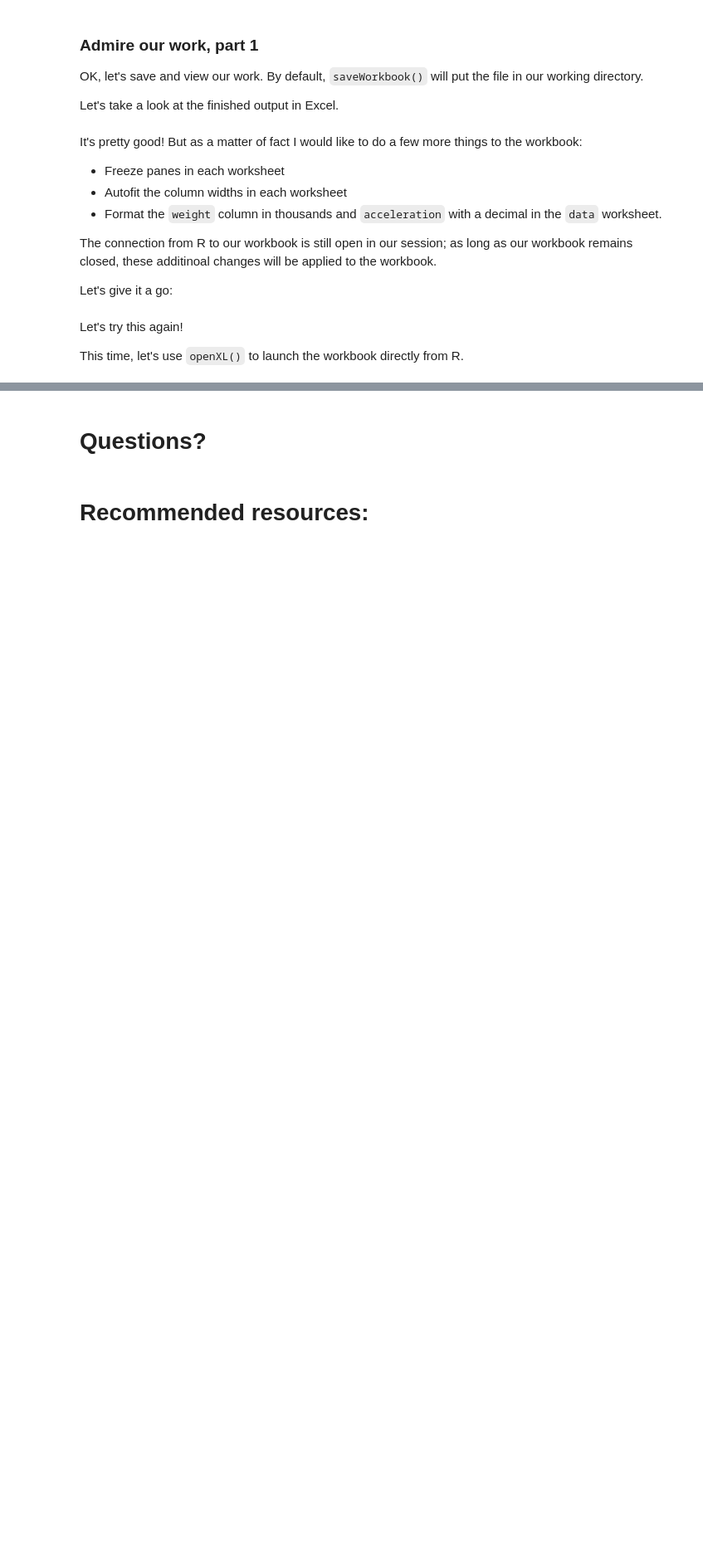
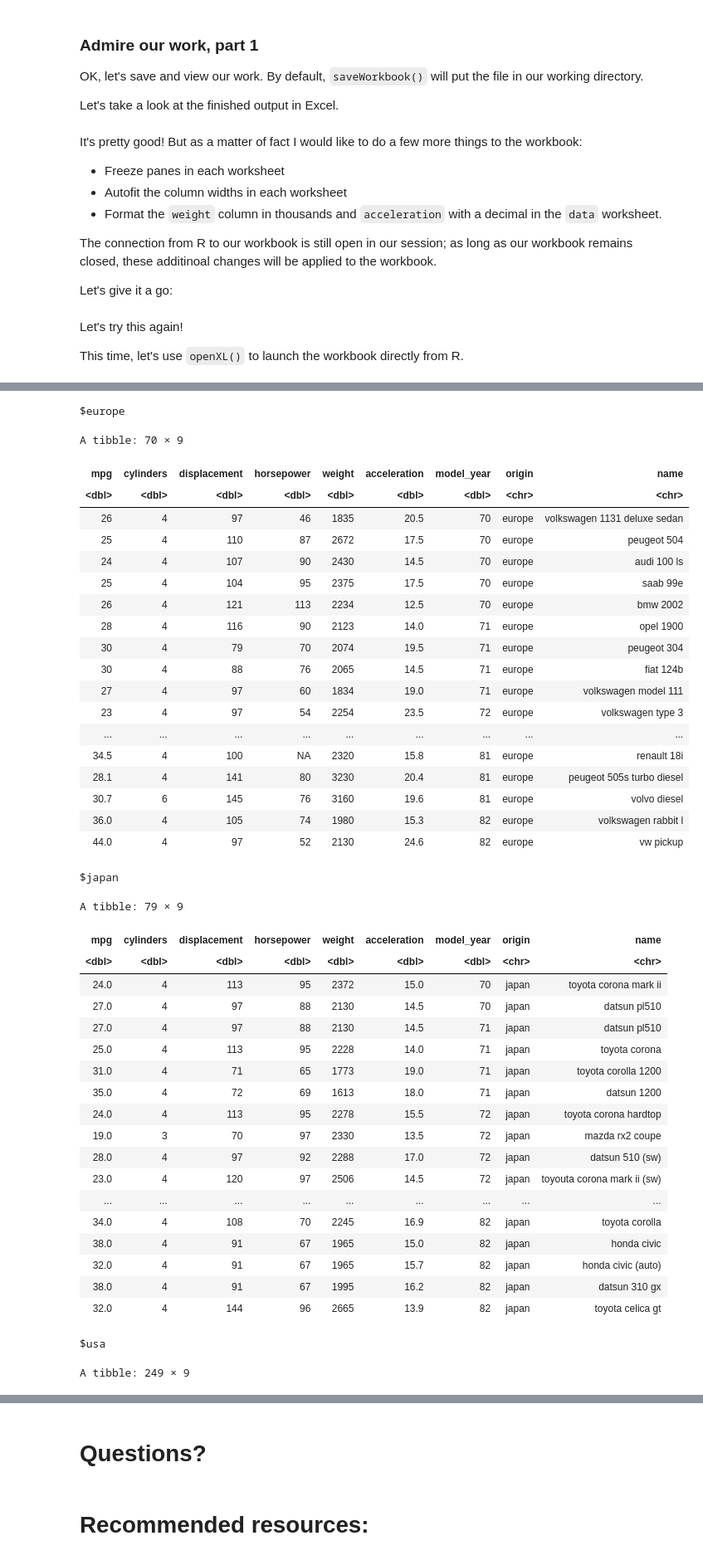
Before and after one commit to stringfestdata/satrday-r-powered-excel, a Jupyter notebook: satrday-columbus-r-powered-excel.ipynb, the cells around one changed output, grey strips where cells are left out. Shown at 83% size. Saved outputs shown, nothing was run; the diff lists cells and outputs as text; code cells hidden in the pictures; blank space fills up the shorter version.

```diff
--- a/satrday-columbus-r-powered-excel.ipynb
+++ b/satrday-columbus-r-powered-excel.ipynb
@@ -196,0 +201,46 @@ openXL(mpg_report)
+# %%
+mpg_list <- split(mpg, mpg$origin)
+mpg_list
+# %% [output]
+$europe
+A tibble: 70 × 9
+| mpg | cylinders | displacement | horsepower | weight | acceleration | model_year | origin | name |
+| <dbl> | <dbl> | <dbl> | <dbl> | <dbl> | <dbl> | <dbl> | <chr> | <chr> |
+| 26 | 4 | 97 | 46 | 1835 | 20.5 | 70 | europe | volkswagen 1131 deluxe sedan |
+| 25 | 4 | 110 | 87 | 2672 | 17.5 | 70 | europe | peugeot 504 |
+| 24 | 4 | 107 | 90 | 2430 | 14.5 | 70 | europe | audi 100 ls |
+| 25 | 4 | 104 | 95 | 2375 | 17.5 | 70 | europe | saab 99e |
+| 26 | 4 | 121 | 113 | 2234 | 12.5 | 70 | europe | bmw 2002 |
+| 28 | 4 | 116 | 90 | 2123 | 14.0 | 71 | europe | opel 1900 |
+| 30 | 4 | 79 | 70 | 2074 | 19.5 | 71 | europe | peugeot 304 |
+| 30 | 4 | 88 | 76 | 2065 | 14.5 | 71 | europe | fiat 124b |
+| 27 | 4 | 97 | 60 | 1834 | 19.0 | 71 | europe | volkswagen model 111 |
+| 23 | 4 | 97 | 54 | 2254 | 23.5 | 72 | europe | volkswagen type 3 |
+| ... | ... | ... | ... | ... | ... | ... | ... | ... |
+| 34.5 | 4 | 100 | NA | 2320 | 15.8 | 81 | europe | renault 18i |
+| 28.1 | 4 | 141 | 80 | 3230 | 20.4 | 81 | europe | peugeot 505s turbo diesel |
+| 30.7 | 6 | 145 | 76 | 3160 | 19.6 | 81 | europe | volvo diesel |
+| 36.0 | 4 | 105 | 74 | 1980 | 15.3 | 82 | europe | volkswagen rabbit l |
+| 44.0 | 4 | 97 | 52 | 2130 | 24.6 | 82 | europe | vw pickup |
+$japan
+A tibble: 79 × 9
+| mpg | cylinders | displacement | horsepower | weight | acceleration | model_year | origin | name |
+| <dbl> | <dbl> | <dbl> | <dbl> | <dbl> | <dbl> | <dbl> | <chr> | <chr> |
+| 24.0 | 4 | 113 | 95 | 2372 | 15.0 | 70 | japan | toyota corona mark ii |
+| 27.0 | 4 | 97 | 88 | 2130 | 14.5 | 70 | japan | datsun pl510 |
+| 27.0 | 4 | 97 | 88 | 2130 | 14.5 | 71 | japan | datsun pl510 |
+| 25.0 | 4 | 113 | 95 | 2228 | 14.0 | 71 | japan | toyota corona |
+| 31.0 | 4 | 71 | 65 | 1773 | 19.0 | 71 | japan | toyota corolla 1200 |
+| 35.0 | 4 | 72 | 69 | 1613 | 18.0 | 71 | japan | datsun 1200 |
+| 24.0 | 4 | 113 | 95 | 2278 | 15.5 | 72 | japan | toyota corona hardtop |
+| 19.0 | 3 | 70 | 97 | 2330 | 13.5 | 72 | japan | mazda rx2 coupe |
+| 28.0 | 4 | 97 | 92 | 2288 | 17.0 | 72 | japan | datsun 510 (sw) |
+| 23.0 | 4 | 120 | 97 | 2506 | 14.5 | 72 | japan | toyouta corona mark ii (sw) |
+| ... | ... | ... | ... | ... | ... | ... | ... | ... |
+| 34.0 | 4 | 108 | 70 | 2245 | 16.9 | 82 | japan | toyota corolla |
+| 38.0 | 4 | 91 | 67 | 1965 | 15.0 | 82 | japan | honda civic |
+| 32.0 | 4 | 91 | 67 | 1965 | 15.7 | 82 | japan | honda civic (auto) |
+| 38.0 | 4 | 91 | 67 | 1995 | 16.2 | 82 | japan | datsun 310 gx |
+| 32.0 | 4 | 144 | 96 | 2665 | 13.9 | 82 | japan | toyota celica gt |
+$usa
+A tibble: 249 × 9
```
Also changed, not shown: parts of 3 cells of this notebook, 1 other file.
